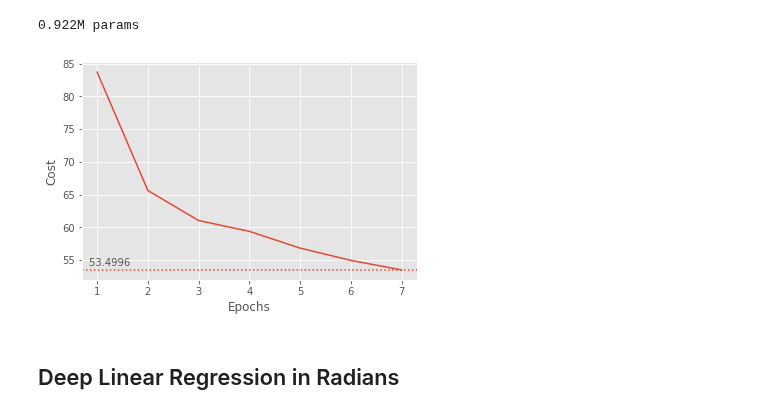
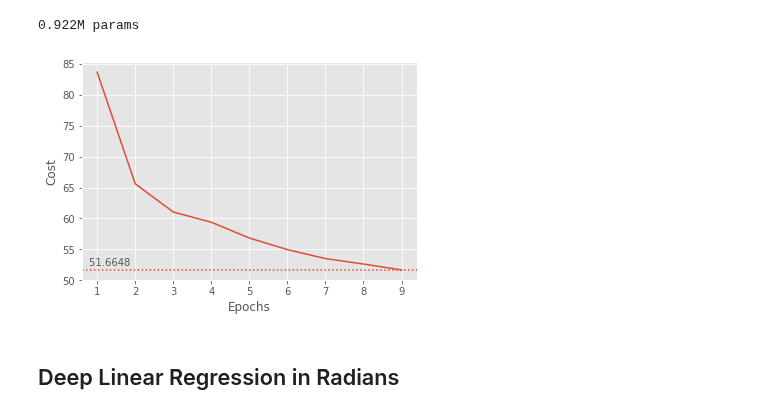
Before and after one commit to sergeyprokudin/BiternionNet, a Jupyter notebook: Experiments - TownCentre (original).ipynb, the cells around one changed output. Saved outputs shown, nothing was run; the diff lists cells and outputs as text; code cells hidden in the pictures.

Commit message:
theano training fixed

```diff
--- a/Experiments - TownCentre (original).ipynb
+++ b/Experiments - TownCentre (original).ipynb
@@ -317,9 +317,9 @@ print('{:.3f}M params'.format(count_params(nets_linreg[0])/1000000))
 # %% [output]
 0.922M params
 # %%
-trains_linreg = [dotrain(nets_linreg, df.MADCriterion(), aug, Xtr, ytr[:,None]) for net in nets_linreg]
+trains_linreg = [dotrain(net, df.MADCriterion(), aug, Xtr, ytr[:,None]) for net in nets_linreg]
 # %% [output]
-[figure, old version]
+[figure, new version]
 # %%
 for model in nets_linreg:
     dostats(model, aug, Xtr, batchsize=1000)
```
Also changed, not shown: 2 other files.
